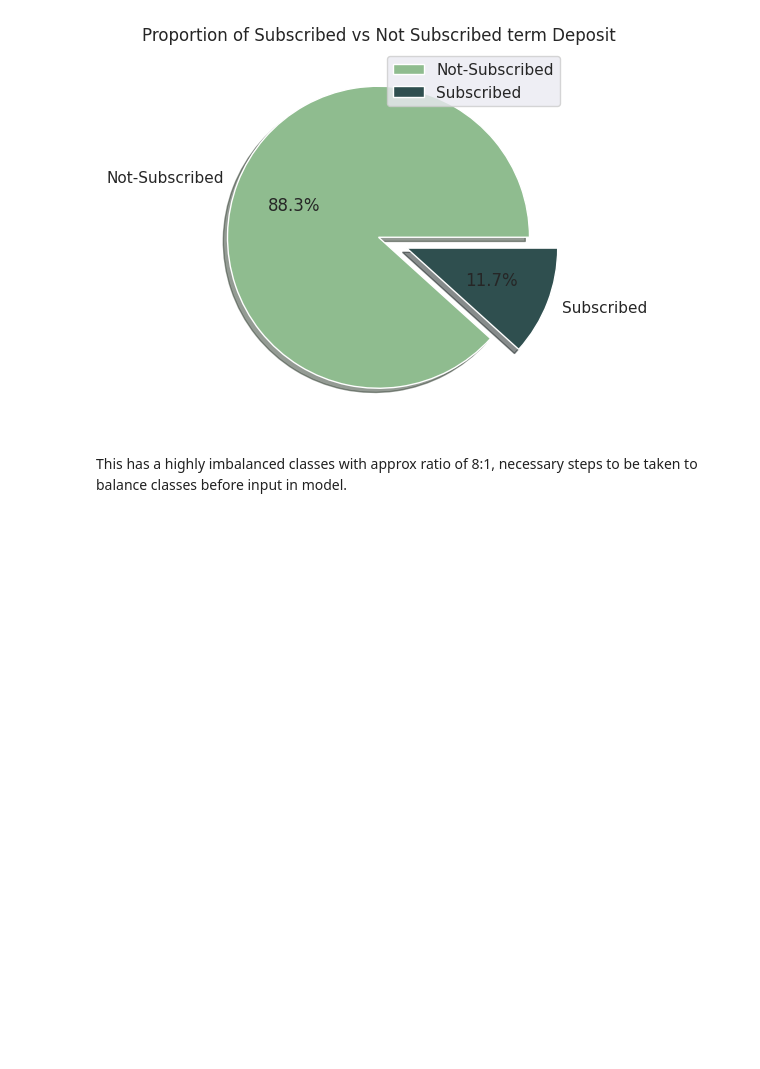
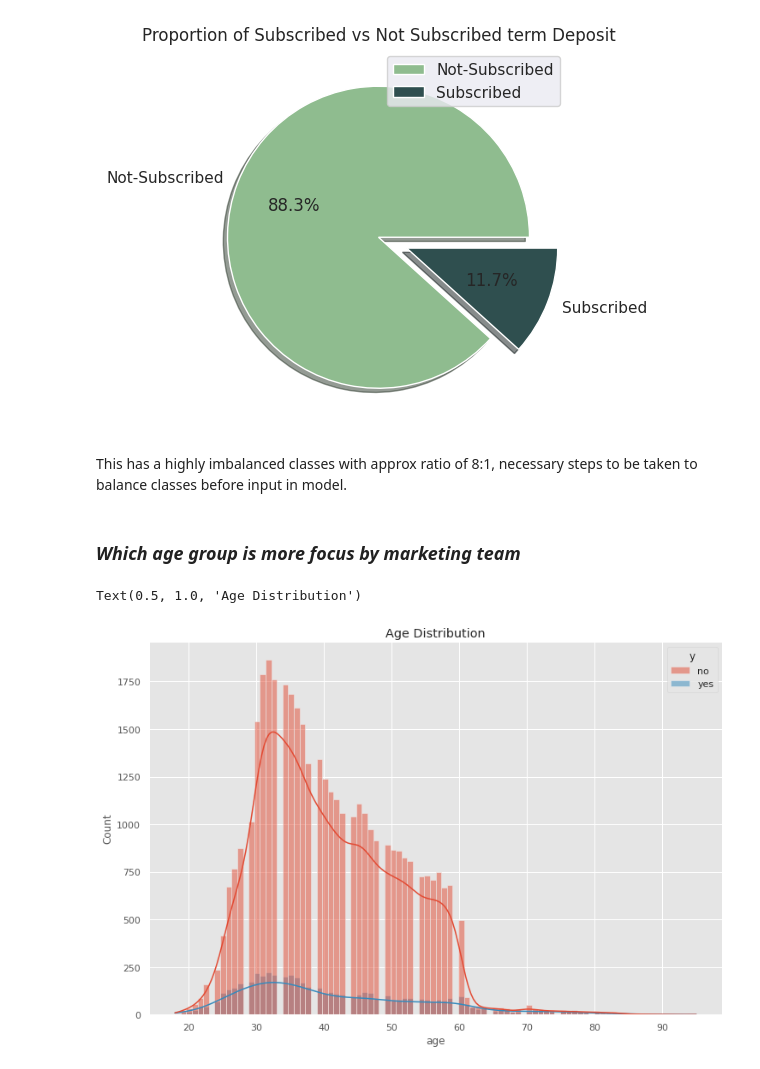
Before and after one commit to GuptaRitik/Marketing-Effectiveness-Prediction, a Jupyter notebook: Bank_Marketing_Effectiveness_Prediction_Capstone_Project.ipynb, the cells around one changed output. Drawn from its saved outputs; the diff is of its cells as text; code cells hidden in the pictures; blank space fills up the shorter version.

```diff
--- a/Bank_Marketing_Effectiveness_Prediction_Capstone_Project.ipynb
+++ b/Bank_Marketing_Effectiveness_Prediction_Capstone_Project.ipynb
@@ -204,3 +204,13 @@ plt.show()
 [figure]
 # %% [markdown]
 This has a highly imbalanced classes with approx ratio of 8:1, necessary steps to be taken to balance classes before input in model.
+# %% [markdown]
+### *Which age group is more focus by marketing team*
+# %%
+# plotting histogram for age distribution
+plt.style.use('ggplot')
+sns.histplot(data=df, x="age",hue='y', bins='auto', kde=True)
+plt.title('Age Distribution')
+# %% [output]
+Text(0.5, 1.0, 'Age Distribution')
+[figure, added]
```
Also changed, not shown: parts of 16 cells of this notebook.
